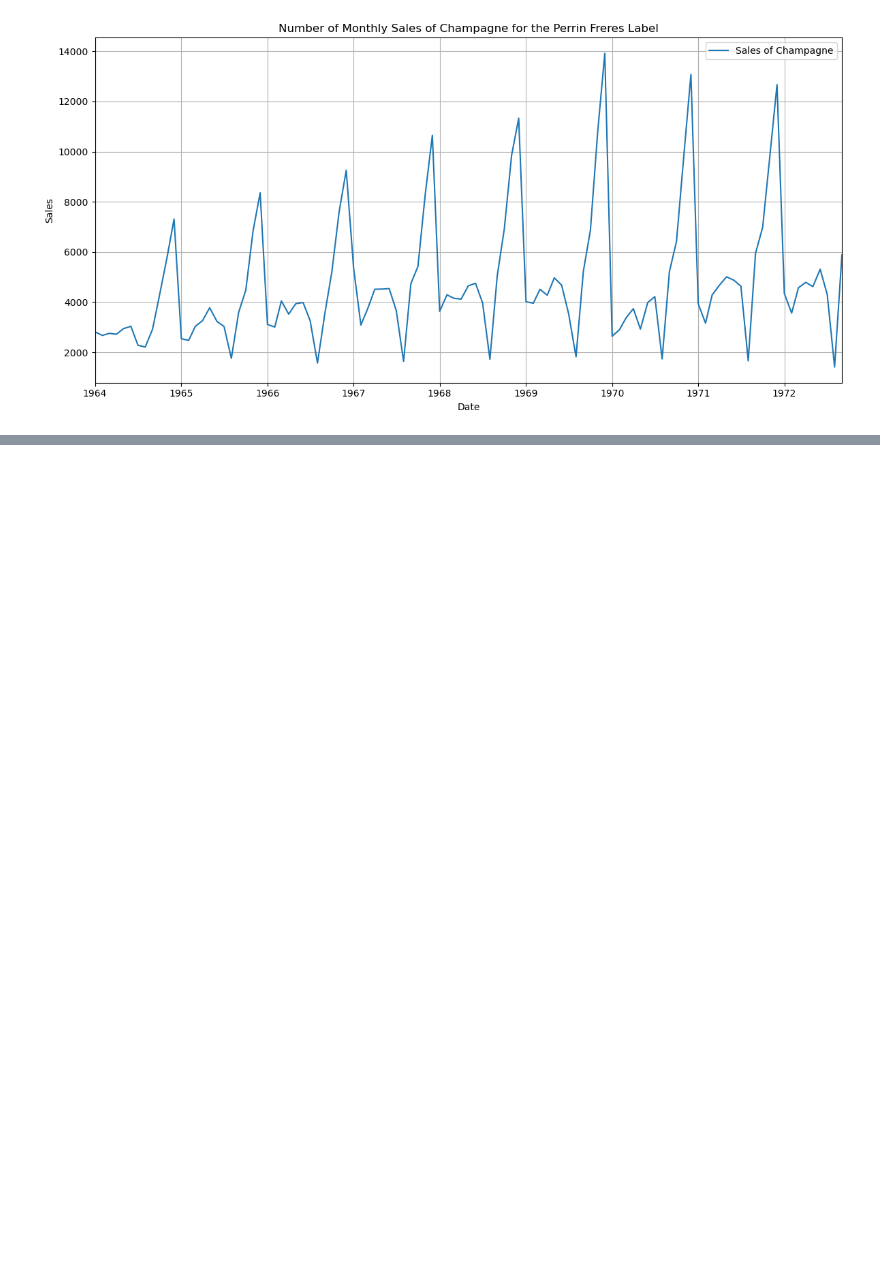
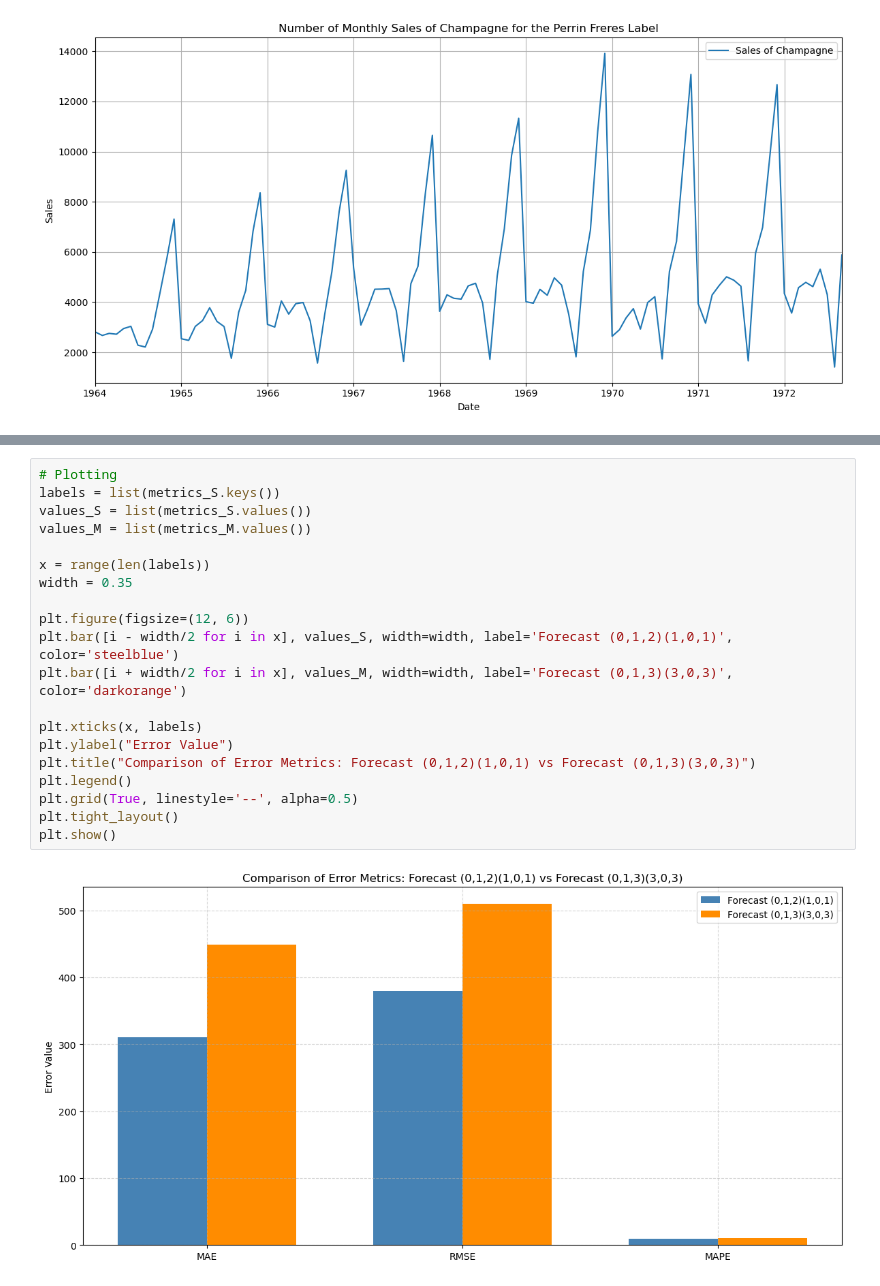
Before and after one commit to LeonardoSMSoares/Economics-Finance-2, a Jupyter notebook: Introduction to TS with Python/ITSP 07 - SARIMA - Champagne.ipynb, the cells around one changed output, grey strips where cells are left out. Drawn from its saved outputs; the diff is of its cells as text; blank space fills up the shorter version.

```diff
--- a/Introduction to TS with Python/ITSP 07 - SARIMA - Champagne.ipynb
+++ b/Introduction to TS with Python/ITSP 07 - SARIMA - Champagne.ipynb
@@ -422,0 +448,22 @@ test
+# %%
+# Plotting
+labels = list(metrics_S.keys())
+values_S = list(metrics_S.values())
+values_M = list(metrics_M.values())
+
+x = range(len(labels))
+width = 0.35
+
+plt.figure(figsize=(12, 6))
+plt.bar([i - width/2 for i in x], values_S, width=width, label='Forecast (0,1,2)(1,0,1)', color='steelblue')
+plt.bar([i + width/2 for i in x], values_M, width=width, label='Forecast (0,1,3)(3,0,3)', color='darkorange')
+
+plt.xticks(x, labels)
+plt.ylabel("Error Value")
+plt.title("Comparison of Error Metrics: Forecast (0,1,2)(1,0,1) vs Forecast (0,1,3)(3,0,3)")
+plt.legend()
+plt.grid(True, linestyle='--', alpha=0.5)
+plt.tight_layout()
+plt.show()
+# %% [output]
+[figure, added]
```
Also changed, not shown: parts of 21 cells of this notebook, 1 other file.
